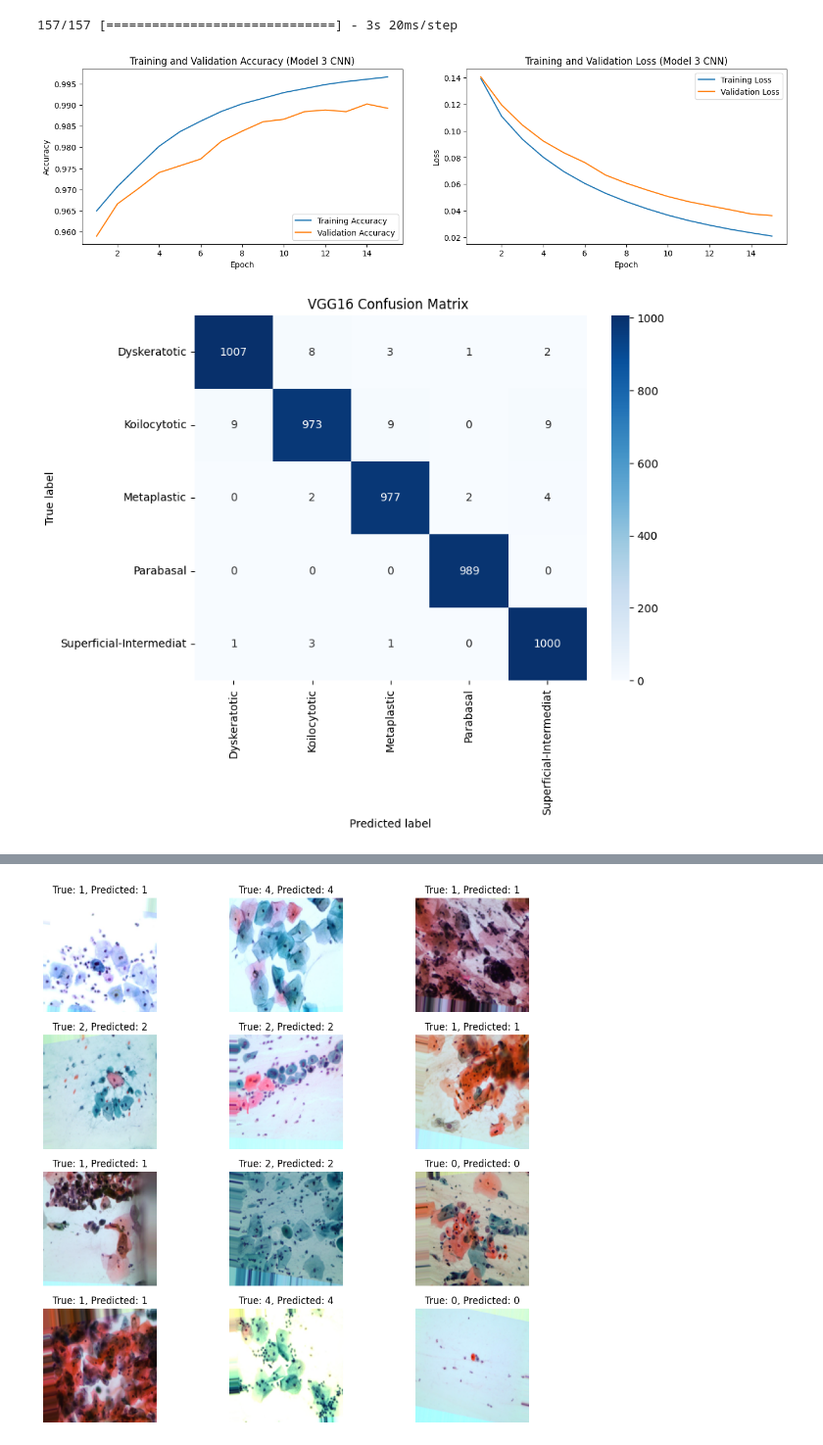
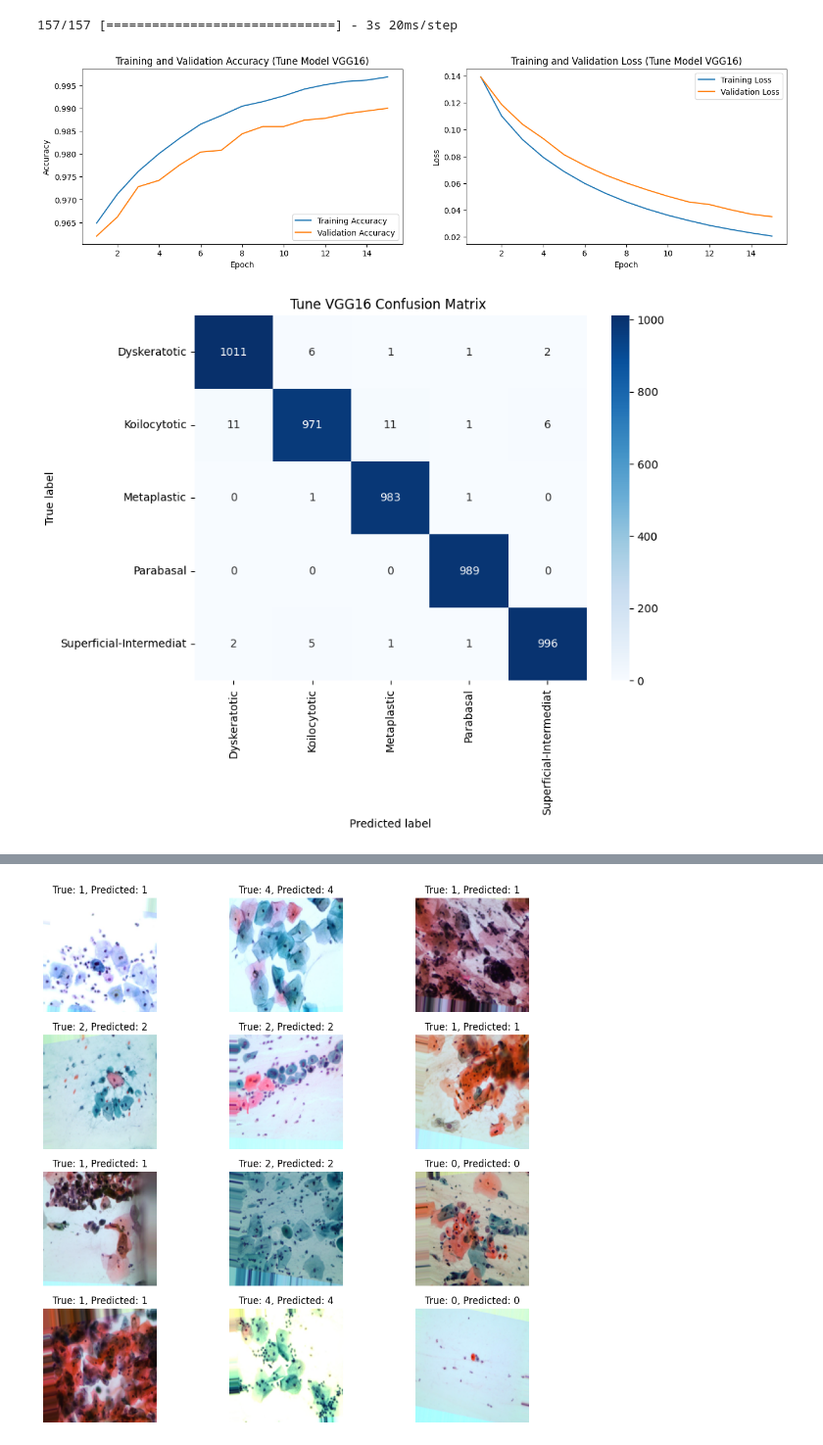
Before and after one commit to gloriapintado/Cervical-Cancer-Prediction, a Jupyter notebook: Cervical_Cancer_VGG16.ipynb, the cells around one changed output, grey strips where cells are left out. Shown at 98% size. Saved outputs shown, nothing was run; the diff lists cells and outputs as text; code cells hidden in the pictures.

```diff
--- a/Cervical_Cancer_VGG16.ipynb
+++ b/Cervical_Cancer_VGG16.ipynb
@@ -177,31 +183,31 @@ y_pred2 = np.argmax(predictions2, axis=1)
 # %%
 acc = history_vgg16_model_fine.history['accuracy']
 val_acc = history_vgg16_model_fine.history['val_accuracy']
 loss = history_vgg16_model_fine.history['loss']
 val_loss = history_vgg16_model_fine.history['val_loss']
 
 epochs = range(1, len(loss) + 1)
 
 plt.figure(figsize=(16, 4))
 
 plt.subplot(1, 2, 1)
 plt.plot(epochs, acc, label='Training Accuracy')
 plt.plot(epochs, val_acc, label='Validation Accuracy')
 plt.ylabel('Accuracy')
 plt.xlabel('Epoch')
 plt.legend(loc='lower right')
-plt.title('Training and Validation Accuracy (Model 3 CNN)')
+plt.title('Training and Validation Accuracy (Tune Model VGG16)')
 
 plt.subplot(1, 2, 2)
 plt.plot(epochs, loss, label='Training Loss')
 plt.plot(epochs, val_loss, label='Validation Loss')
 plt.ylabel('Loss')
 plt.xlabel('Epoch')
 plt.legend(loc='upper right')
-plt.title('Training and Validation Loss (Model 3 CNN)')
+plt.title('Training and Validation Loss (Tune Model VGG16)')
 plt.show()
 # %% [output]
-[figure, old version]
+[figure, new version]
 # %%
 class_names = ['Dyskeratotic','Koilocytotic','Metaplastic','Parabasal','Superficial-Intermediat']
 
@@ -212,10 +218,10 @@ plt.figure(figsize=(8, 6))
 sns.heatmap(confusion_mtx, annot=True, fmt='d', cmap='Blues', xticklabels=class_names, yticklabels=class_names)
 plt.xlabel('Predicted label')
 plt.ylabel('True label')
-plt.title('VGG16 Confusion Matrix ')
+plt.title('Tune VGG16 Confusion Matrix ')
 plt.show()
 # %% [output]
-[figure, old version]
+[figure, new version]
 # %%
 class_names = ['Dyskeratotic','Koilocytotic','Metaplastic','Parabasal','Superficial-Intermediat']
 # %%
```
Also changed, not shown: parts of 7 cells of this notebook.
